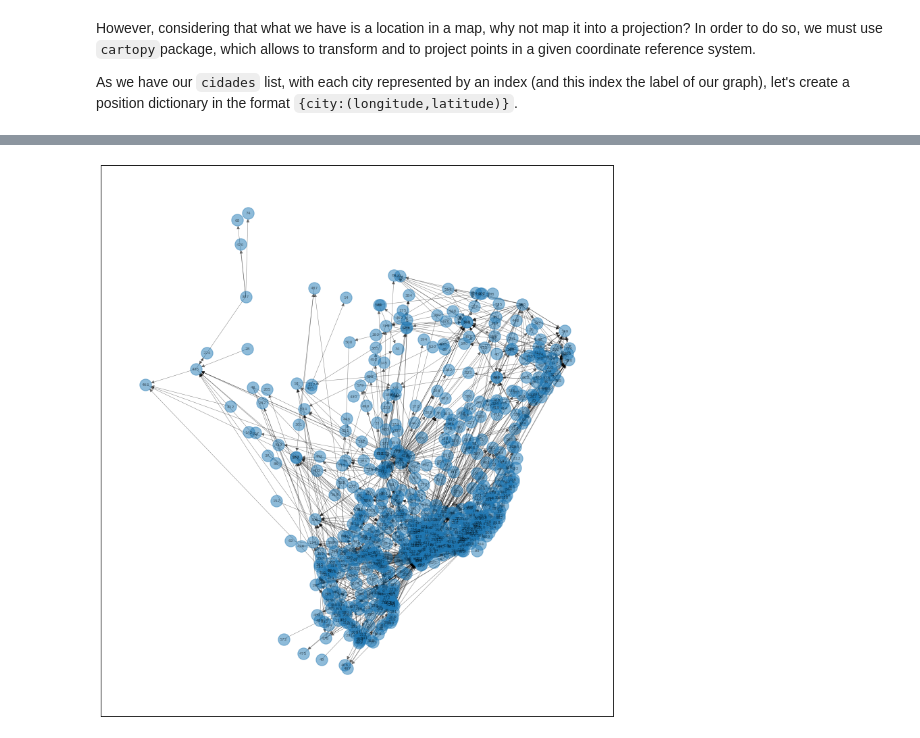
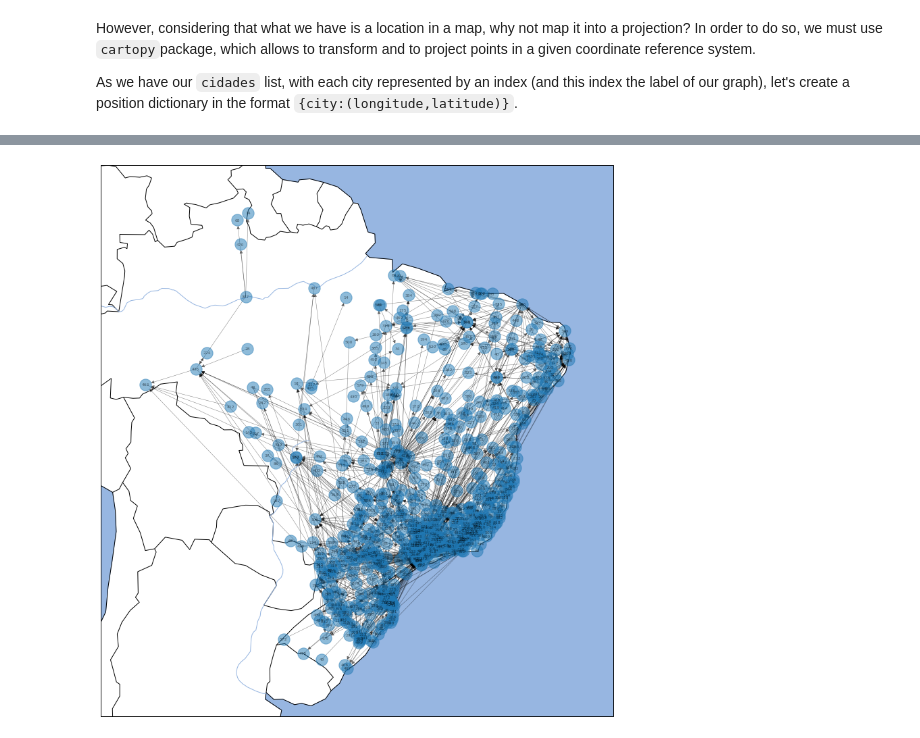
Before and after one commit to eduardochades/interstate-bus-routes-brazil, a Jupyter notebook: Interstate bus lines network.ipynb, the cells around one changed output, grey strips where cells are left out. Saved outputs shown, nothing was run; the diff lists cells and outputs as text; code cells hidden in the pictures.

```diff
--- a/Interstate bus lines network.ipynb
+++ b/Interstate bus lines network.ipynb
@@ -273,18 +275,24 @@ The first dictionary, `name_pos`gives us the city name and its GPS coordinates,
 # %%
 import cartopy.crs as ccrs
+import cartopy.io.shapereader as shpreader
+import cartopy.crs as ccrs
+
 
 crs = ccrs.PlateCarree()
 fig, ax = plt.subplots(
     1, 1, figsize=(15, 15),
     subplot_kw=dict(projection=crs))
-# ax.coastlines()
-# Extent of continental US.
-# ax.set_extent([-128, -62, 20, 50])
+
+ax.coastlines()
+ax.add_feature(cartopy.feature.OCEAN)
+ax.add_feature(cartopy.feature.BORDERS)
+ax.add_feature(cartopy.feature.RIVERS)
+
 nx.draw_networkx(Q, ax=ax,
                  font_size=6,
                  alpha=.5,
                  width=.5,
                  pos=pos,
                  cmap=plt.cm.autumn)
 # %% [output]
-[figure, old version]
+[figure, new version]
```
Also changed, not shown: parts of 4 cells of this notebook.
